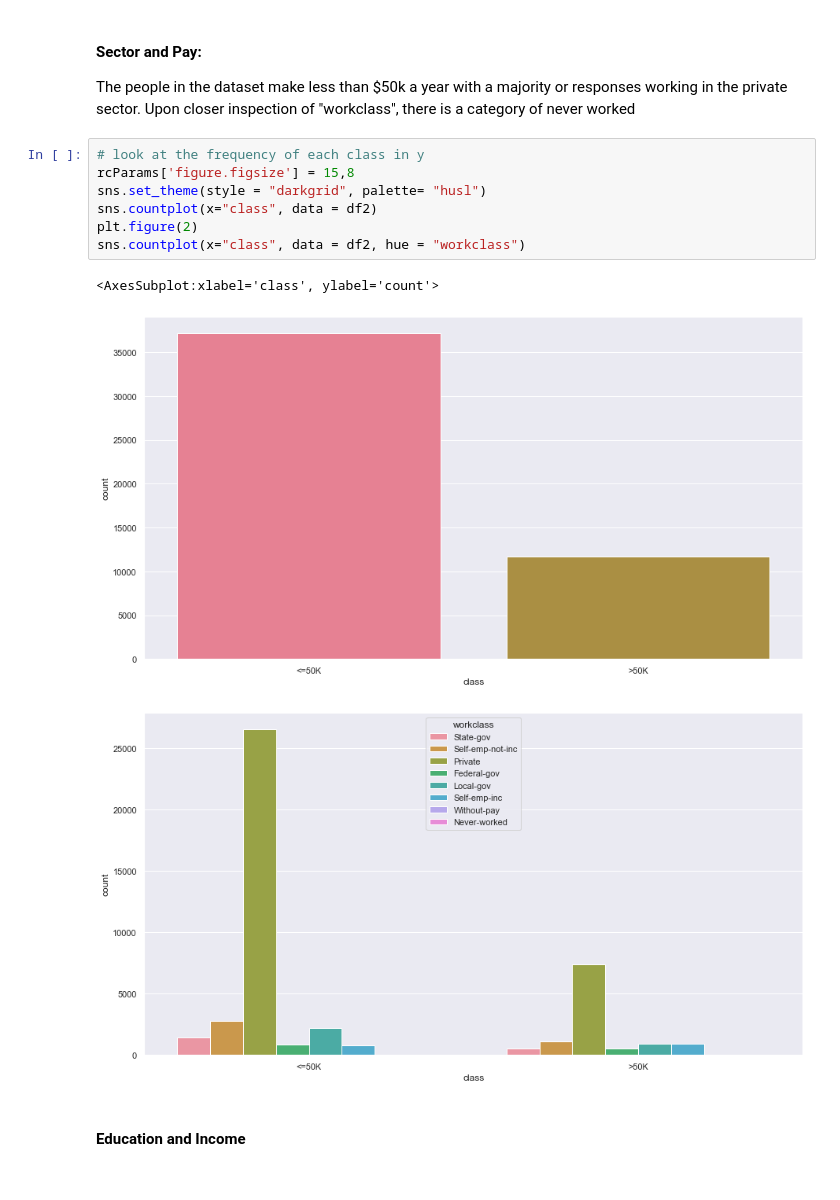
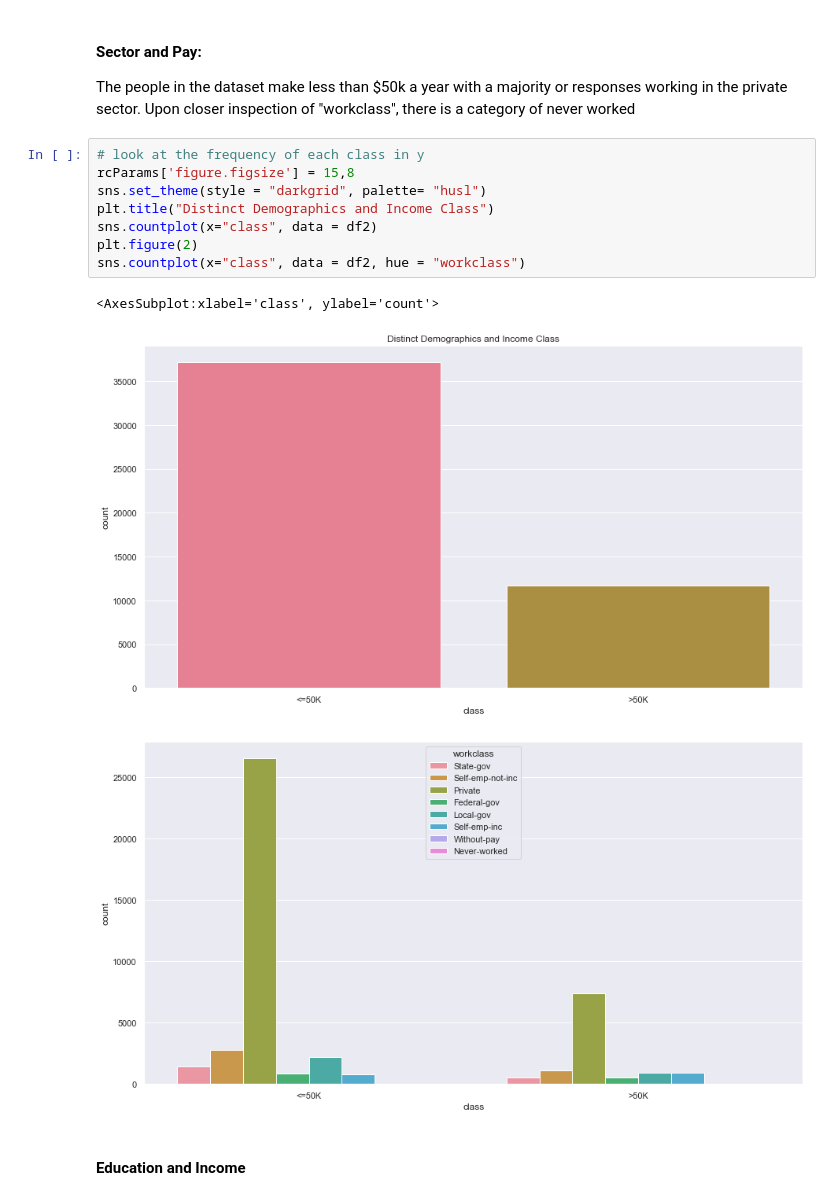
Before and after one commit to plasticfruittree/SciComp_Project, a Jupyter notebook: Main.ipynb, the cells around one changed output. Drawn from its saved outputs; the diff is of its cells as text.

```diff
--- a/Main.ipynb
+++ b/Main.ipynb
@@ -90,13 +90,14 @@ The people in the dataset make less than $50k a year with a majority or response
 # %%
 # look at the frequency of each class in y
 rcParams['figure.figsize'] = 15,8
 sns.set_theme(style = "darkgrid", palette= "husl")
+plt.title("Distinct Demographics and Income Class")
 sns.countplot(x="class", data = df2)
 plt.figure(2)
 sns.countplot(x="class", data = df2, hue = "workclass")
 # %% [output]
 <AxesSubplot:xlabel='class', ylabel='count'>
-[figure, old version]
+[figure, new version]
 [figure]
 # %% [markdown]
 #### Education and Income
```
Also changed, not shown: parts of 3 cells of this notebook.
